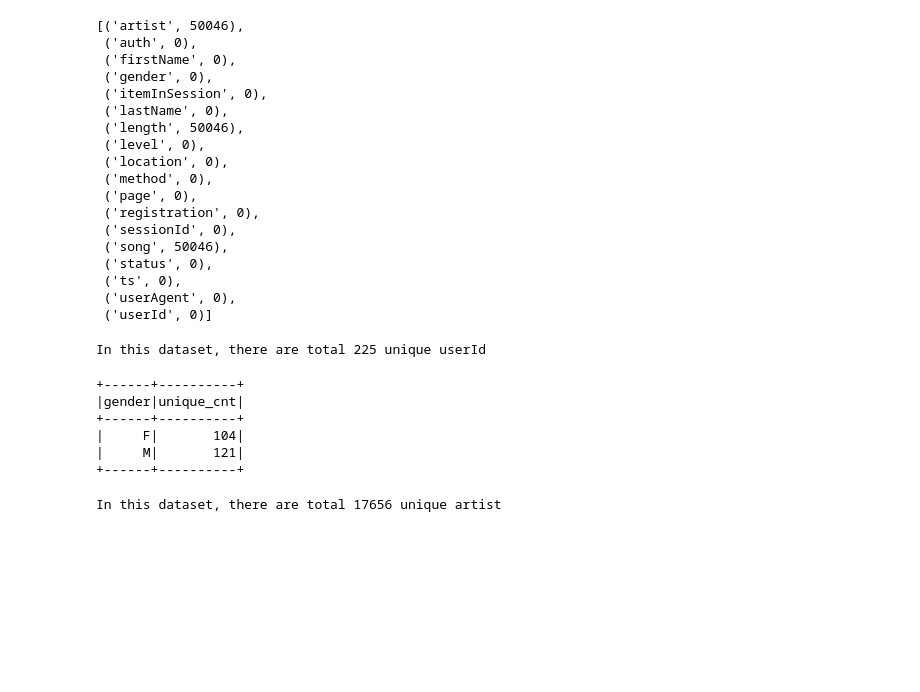
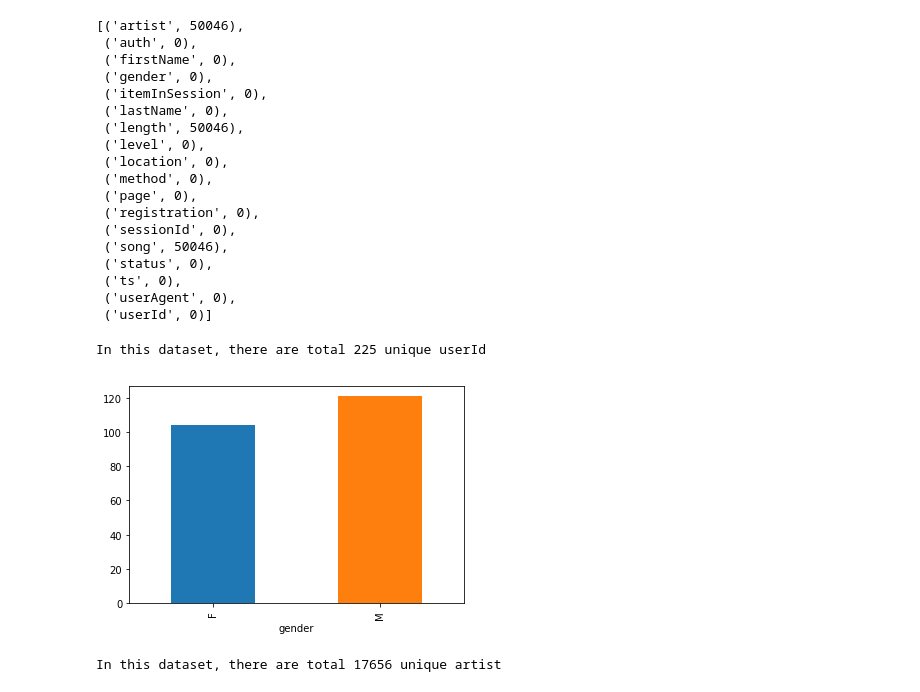
Before and after one commit to luguodata/User-Churn-Prediction-with-Spark, a Jupyter notebook: Churn_Prediction_with_Spark.ipynb, the cells around one changed output. Saved outputs shown, nothing was run; the diff lists cells and outputs as text; code cells hidden in the pictures; blank space fills up the shorter version.

```diff
--- a/Churn_Prediction_with_Spark.ipynb
+++ b/Churn_Prediction_with_Spark.ipynb
@@ -212,23 +214,30 @@ mini_data_non0.createOrReplaceTempView("df_mini_non0")
  ('userAgent', 0),
  ('userId', 0)]
 # %%
-def dispaly_vara_cnt(vara):
-    """ Show variable's unique count, if unique values less than 10 print them out.
+
+
+# add if categorical / continous
+def plot_vara_cnt(vara):
+    """ Show variable's unique count, if unique values less than 20 plot each value's the distribution.
     INPUT:
     vara: -- (string), variable need to be counted.
     OUTPUT:
-    total counts or groupby counts
+    plot corresponding counts
     """
+
     ttl_uniq_cnt = mini_data_non0.select([vara]).dropDuplicates().count()
-    if ttl_uniq_cnt >10:
+    mini_data_non0_pd = mini_data_non0.toPandas()
+
+    if ttl_uniq_cnt >20:
         print("In this dataset, there are total {} unique {}".format(ttl_uniq_cnt, vara))
 
+
     elif vara in ['gender','firstName','lastnAME','location']:
-        spark.sql("select {}, count(*) as unique_cnt from \
-          (select distinct userId, {} from df_mini_non0) \
-          group by {}".format(vara, vara, vara)).show()
+        mini_data_non0_pd_uni = mini_data_non0_pd.drop_duplicates(['userId','gender'])
+        mini_data_non0_pd_uni.groupby([vara])['userId'].count().plot(kind = 'bar')
+        plt.show()
 
     else:
-        spark.sql("select {}, count(level) as unique_cnt from df_mini_non0\
-           group by {} order by unique_cnt desc".format(vara, vara)).show()
+        mini_data_non0_pd.groupby([vara])['userId'].count().plot(kind = 'bar')
+        plt.show()
 # %%
@@ -236,12 +245,7 @@ dispaly_vara_cnt('userId')
 # %% [output]
 In this dataset, there are total 225 unique userId
 # %%
-dispaly_vara_cnt('gender')
+plot_vara_cnt('gender')
 # %% [output]
-+------+----------+
-|gender|unique_cnt|
-+------+----------+
-|     F|       104|
-|     M|       121|
-+------+----------+
+[figure, added]
 # %%
```
Also changed, not shown: parts of 74 cells of this notebook, 1 other file.
